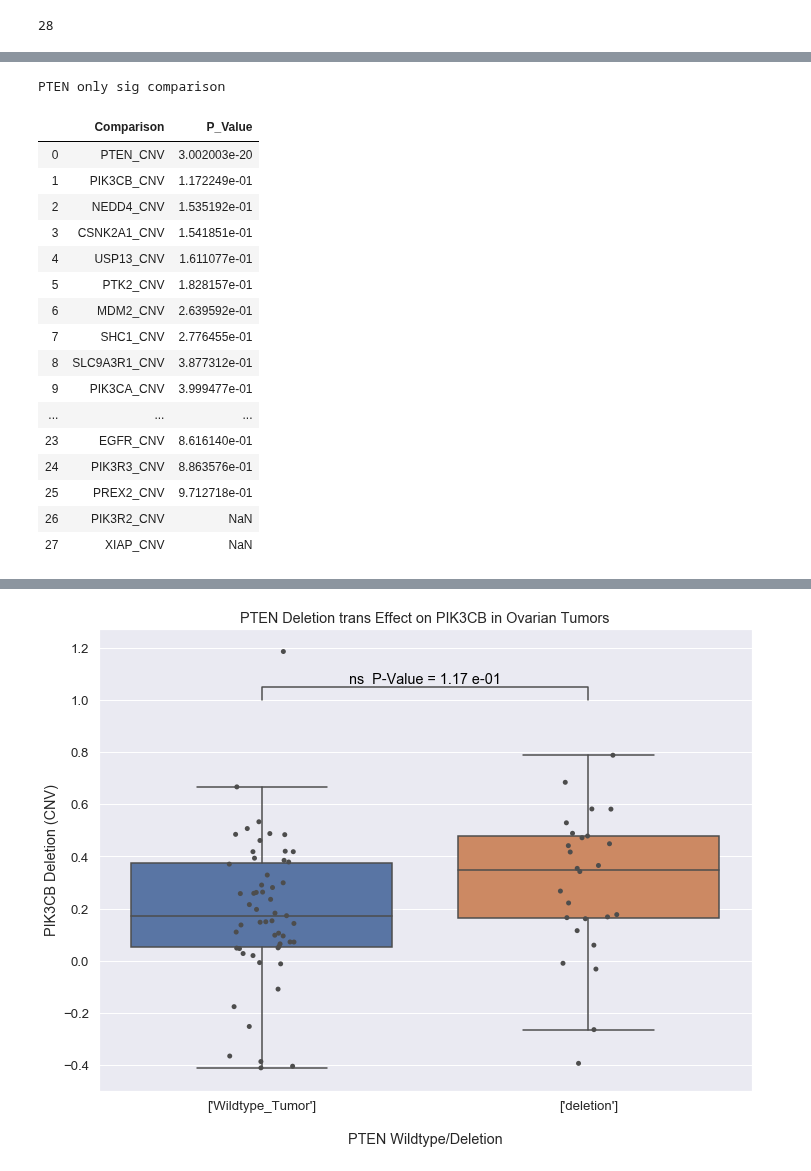
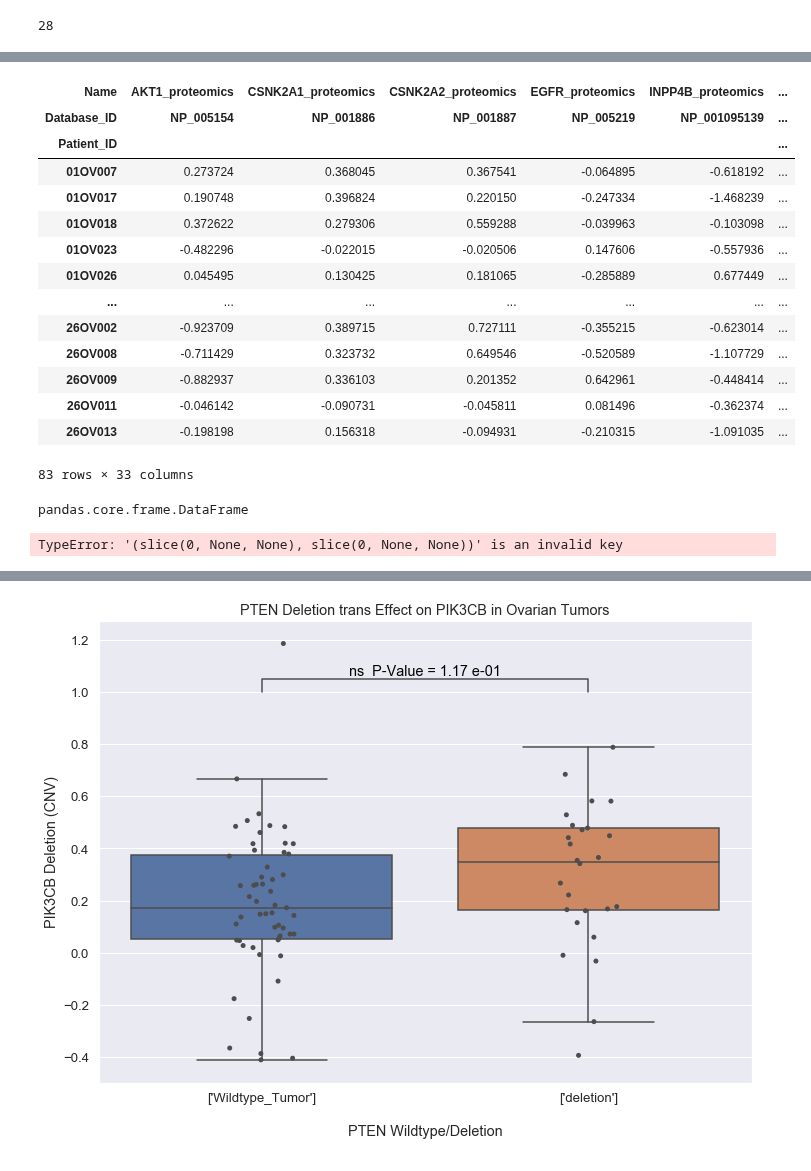
Before and after one commit to PayneLab/WhenMutationsDontMatter, a Jupyter notebook: PTEN context dependant story/Ovarian cis, trans del vs wt.ipynb, the cells around one changed output, grey strips where cells are left out. Cells and saved outputs as stored; diff of their text form; code cells hidden in the pictures.

```diff
--- a/PTEN context dependant story/Ovarian cis, trans del vs wt.ipynb
+++ b/PTEN context dependant story/Ovarian cis, trans del vs wt.ipynb
@@ -77,22 +38,19 @@ cols = list(t_gbm.columns[:-1])
-# %%
-print('PTEN only sig comparison')
-u.wrap_ttest(t_gbm, 'Mutation', cols, return_all = True)
-# %% [output]
-PTEN only sig comparison
-|  | Comparison | P_Value |
-| 0 | PTEN_CNV | 3.002003e-20 |
-| 1 | PIK3CB_CNV | 1.172249e-01 |
-| 2 | NEDD4_CNV | 1.535192e-01 |
-| 3 | CSNK2A1_CNV | 1.541851e-01 |
-| 4 | USP13_CNV | 1.611077e-01 |
-| 5 | PTK2_CNV | 1.828157e-01 |
-| 6 | MDM2_CNV | 2.639592e-01 |
-| 7 | SHC1_CNV | 2.776455e-01 |
-| 8 | SLC9A3R1_CNV | 3.877312e-01 |
-| 9 | PIK3CA_CNV | 3.999477e-01 |
-| ... | ... | ... |
-| 23 | EGFR_CNV | 8.616140e-01 |
-| 24 | PIK3R3_CNV | 8.863576e-01 |
-| 25 | PREX2_CNV | 9.712718e-01 |
-| 26 | PIK3R2_CNV | NaN |
-| 27 | XIAP_CNV | NaN |
+# %%
+mut_type_gbm = c.get_genotype_all_vars(gene)
+
+# merge cnv with genotype all mut type
+prot_and_mutations = c.join_omics_to_mutations(
+    mutations_genes = [gene], omics_df_name = 'proteomics', omics_genes = ip)
+#prot_and_mutations = c.reduce_multiindex(prot_and_mutations, levels_to_drop = 1)
+prot_and_mutations = prot_and_mutations[prot_and_mutations.Sample_Status == "Tumor"] # drop Normal samples
+ip_df = prot_and_mutations.iloc[:,:-4] #drop mutation, location cols
+mut_type_gbm = mut_type_gbm[['Mutation']]
+merged = ip_df.join(mut_type_gbm) # merge mutation col from function (includes cnv)
+
+# Keep two values to compare
+compare = ['Wildtype_Tumor','Deletion']
+get = merged['Mutation'].isin(compare)
+del_wt = merged[get]
+del_wt['Mutation'].value_counts()
+prot_and_mutations
+# %% [output]
@@ -99,3 +61,30 @@ PTEN only sig comparison
+| Name | AKT1_proteomics | CSNK2A1_proteomics | CSNK2A2_proteomics | EGFR_proteomics | INPP4B_proteomics | ... |
+| Database_ID | NP_005154 | NP_001886 | NP_001887 | NP_005219 | NP_001095139 | ... |
+| Patient_ID |  |  |  |  |  | ... |
+| 01OV007 | 0.273724 | 0.368045 | 0.367541 | -0.064895 | -0.618192 | ... |
+| 01OV017 | 0.190748 | 0.396824 | 0.220150 | -0.247334 | -1.468239 | ... |
+| 01OV018 | 0.372622 | 0.279306 | 0.559288 | -0.039963 | -0.103098 | ... |
+| 01OV023 | -0.482296 | -0.022015 | -0.020506 | 0.147606 | -0.557936 | ... |
+| 01OV026 | 0.045495 | 0.130425 | 0.181065 | -0.285889 | 0.677449 | ... |
+| ... | ... | ... | ... | ... | ... | ... |
+| 26OV002 | -0.923709 | 0.389715 | 0.727111 | -0.355215 | -0.623014 | ... |
+| 26OV008 | -0.711429 | 0.323732 | 0.649546 | -0.520589 | -1.107729 | ... |
+| 26OV009 | -0.882937 | 0.336103 | 0.201352 | 0.642961 | -0.448414 | ... |
+| 26OV011 | -0.046142 | -0.090731 | -0.045811 | 0.081496 | -0.362374 | ... |
+| 26OV013 | -0.198198 | 0.156318 | -0.094931 | -0.210315 | -1.091035 | ... |
+83 rows × 33 columns
+# %%
+cols = list(del_wt.columns[:-1])
+
+df = u.wrap_ttest(del_wt, 'Mutation', cols) #, return_all = True)
+#df.replace(to_replace='NP_000305', value='new', regex=True)
+type(df.iloc[0:1,0:1])
+# %% [output]
+pandas.core.frame.DataFrame
+# %%
+df.[0:,0:]
+# %% [output]
+TypeError: '(slice(0, None, None), slice(0, None, None))' is an invalid key
 # %%
 #cis
 plt.rcParams['figure.figsize']=(11.7,8.5) #size of plot
```
Also changed, not shown: parts of 4 cells of this notebook, 3 other files.
